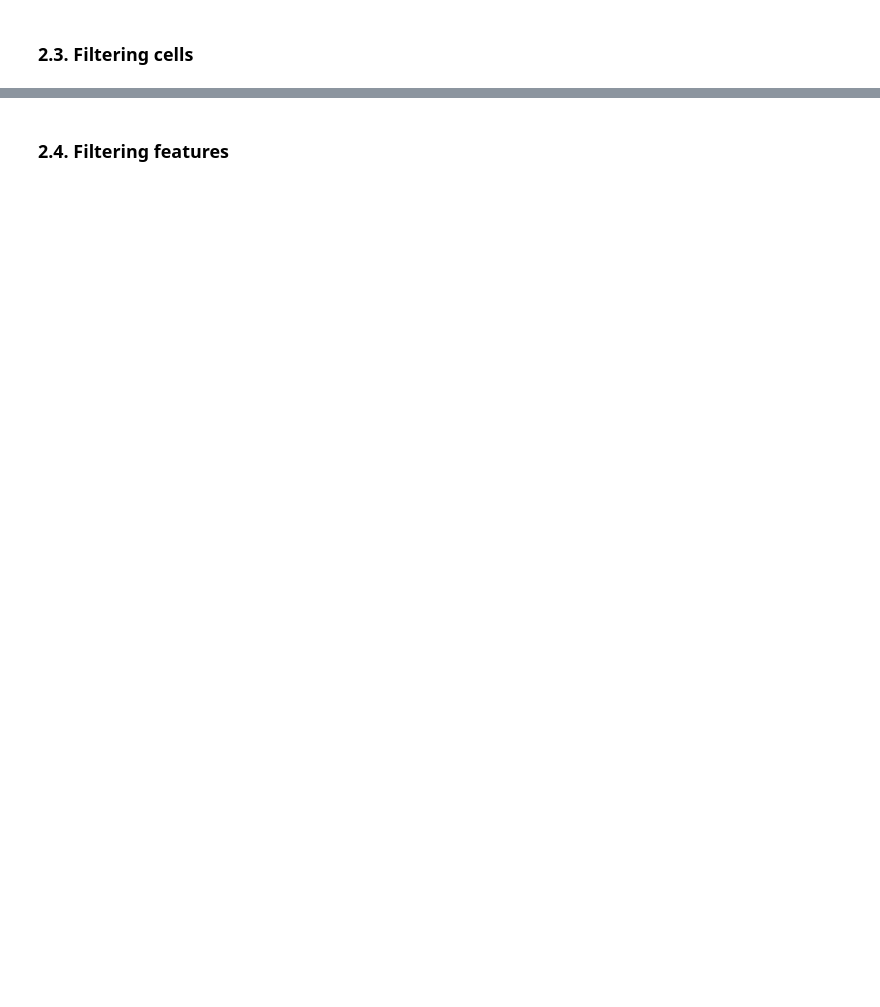
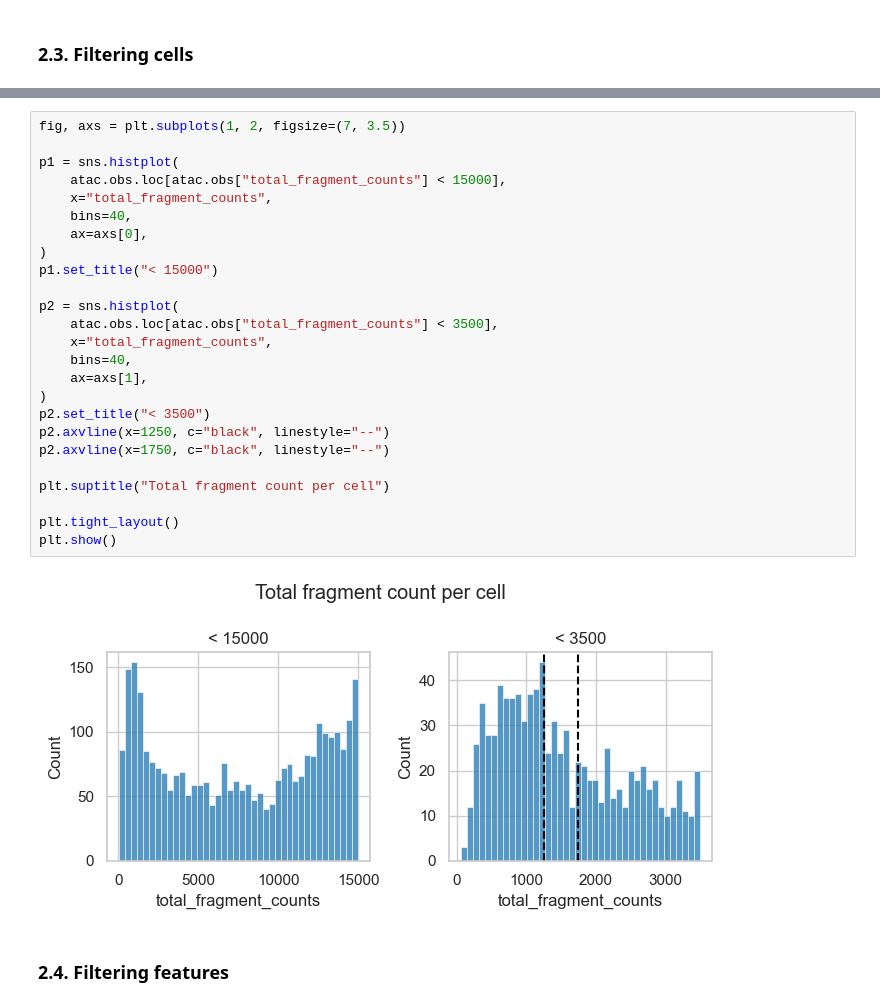
Before and after one commit to chira-ploy/singlecells-DataPlayground, a Jupyter notebook: PBMC10k/ATAC_processing.ipynb, the cells around one changed output, grey strips where cells are left out. Drawn from its saved outputs; the diff is of its cells as text; blank space fills up the shorter version.

```diff
--- a/PBMC10k/ATAC_processing.ipynb
+++ b/PBMC10k/ATAC_processing.ipynb
@@ -422,2 +489,29 @@ atac.write_h5ad("atac_qc_metrics.h5ad")
+# %%
+fig, axs = plt.subplots(1, 2, figsize=(7, 3.5))
+
+p1 = sns.histplot(
+    atac.obs.loc[atac.obs["total_fragment_counts"] < 15000],
+    x="total_fragment_counts",
+    bins=40,
+    ax=axs[0],
+)
+p1.set_title("< 15000")
+
+p2 = sns.histplot(
+    atac.obs.loc[atac.obs["total_fragment_counts"] < 3500],
+    x="total_fragment_counts",
+    bins=40,
+    ax=axs[1],
+)
+p2.set_title("< 3500")
+p2.axvline(x=1250, c="black", linestyle="--")
+p2.axvline(x=1750, c="black", linestyle="--")
+
+plt.suptitle("Total fragment count per cell")
+
+plt.tight_layout()
+plt.show()
+# %% [output]
+[figure, added]
 # %% [markdown]
 ### 2.4. Filtering features
```
Also changed, not shown: parts of 9 cells of this notebook.
